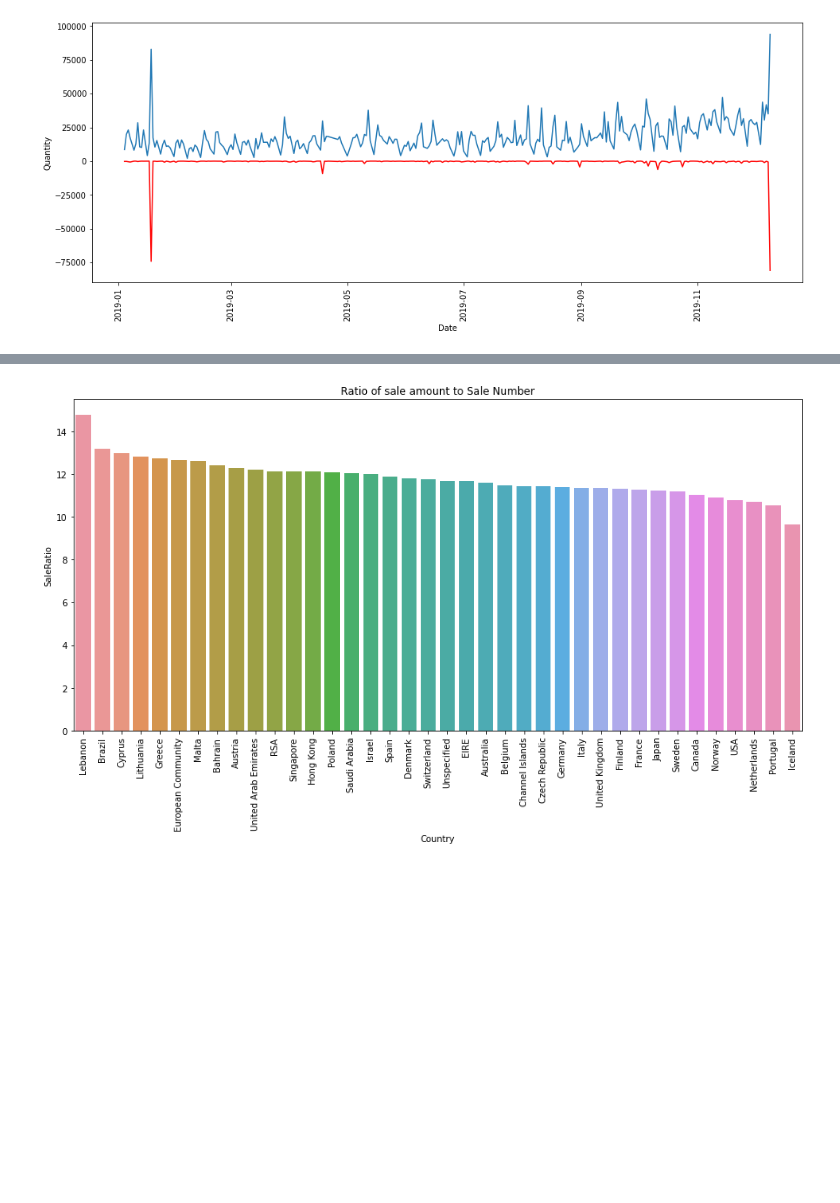
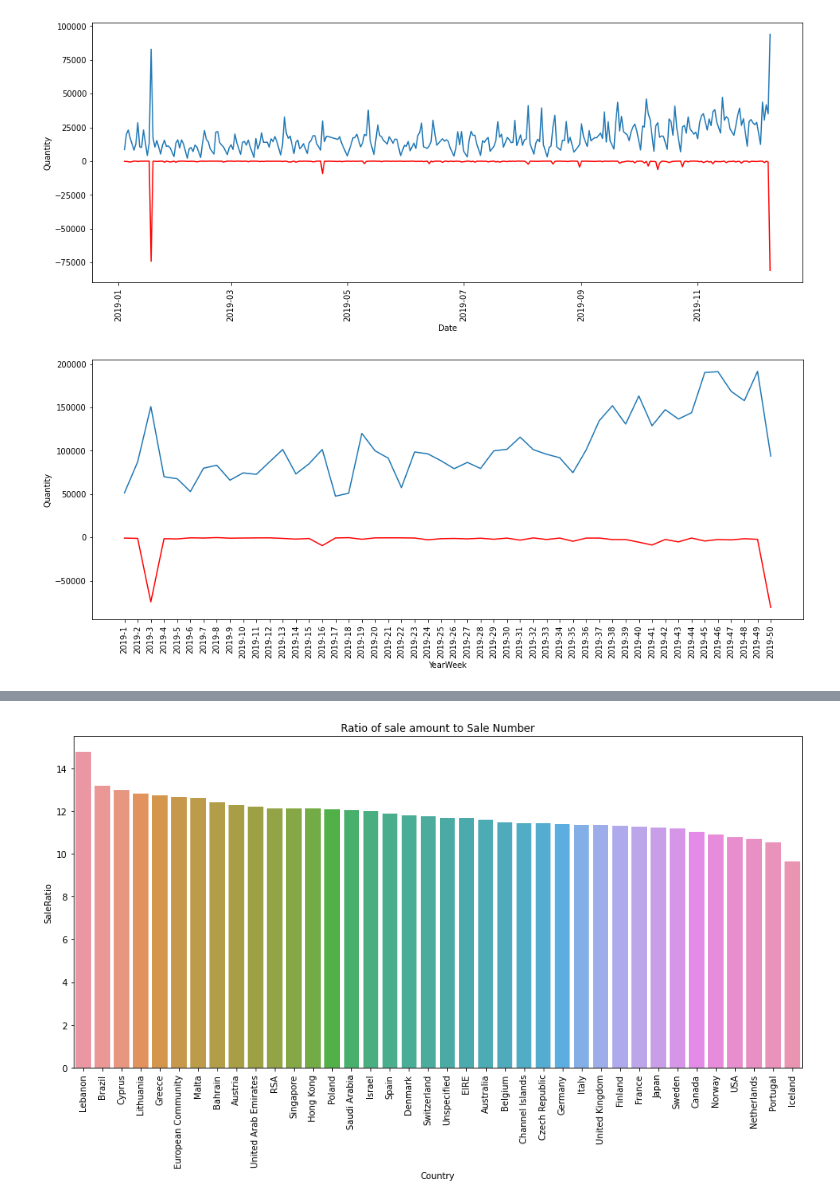
Before and after one commit to alipourmotlagh/E-commerce-Business-Transaction, a Jupyter notebook: product-analytics-e-commerce-business-transaction.ipynb, the cells around one changed output, grey strips where cells are left out. Saved outputs shown, nothing was run; the diff lists cells and outputs as text; code cells hidden in the pictures; blank space fills up the shorter version.

```diff
--- a/product-analytics-e-commerce-business-transaction.ipynb
+++ b/product-analytics-e-commerce-business-transaction.ipynb
@@ -125,4 +140,17 @@ plt.xticks(rotation=90)
 plt.show()
 # %% [output]
 [figure]
+# %%
+plt.figure(figsize=(16,6))
+test_positive = data[(data['Date']>'2018-12-31')&(data['Quantity']>0)].groupby(['YearWeek'],as_index=False)\
+    .agg({'Quantity':'sum','Date':'max'}).sort_values(by='Date')
+test_negative = data[(data['Date']>'2018-12-31')&(data['Quantity']<0)].groupby(['YearWeek'],as_index=False)\
+    .agg({'Quantity':'sum','Date':'max'}).sort_values(by='Date')
+
+sns.lineplot(test_positive,x='YearWeek',y='Quantity')
+sns.lineplot(test_negative,x='YearWeek',y='Quantity',color='red')
+plt.xticks(rotation=90)
+plt.show()
+# %% [output]
+[figure, added]
 # %%
```
Also changed, not shown: parts of 5 cells of this notebook.
